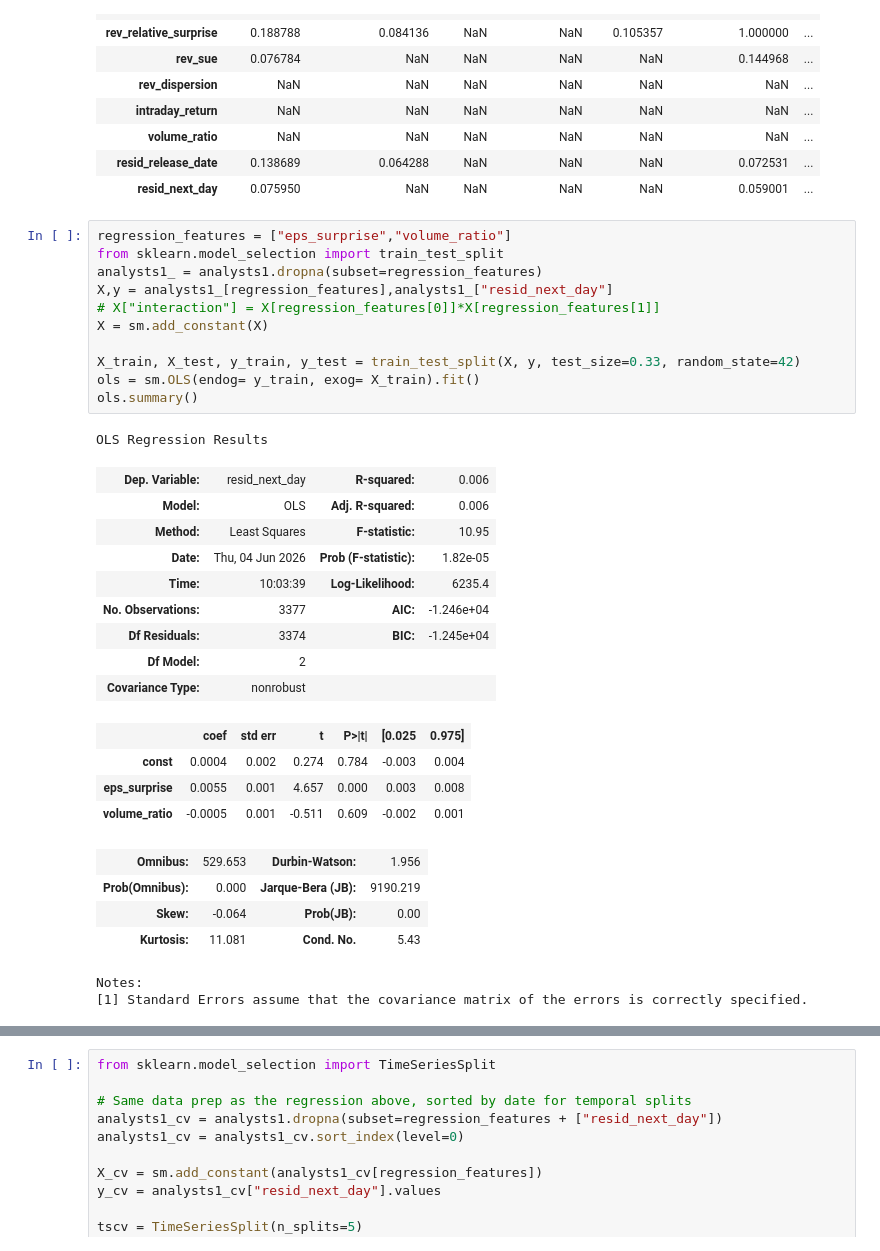
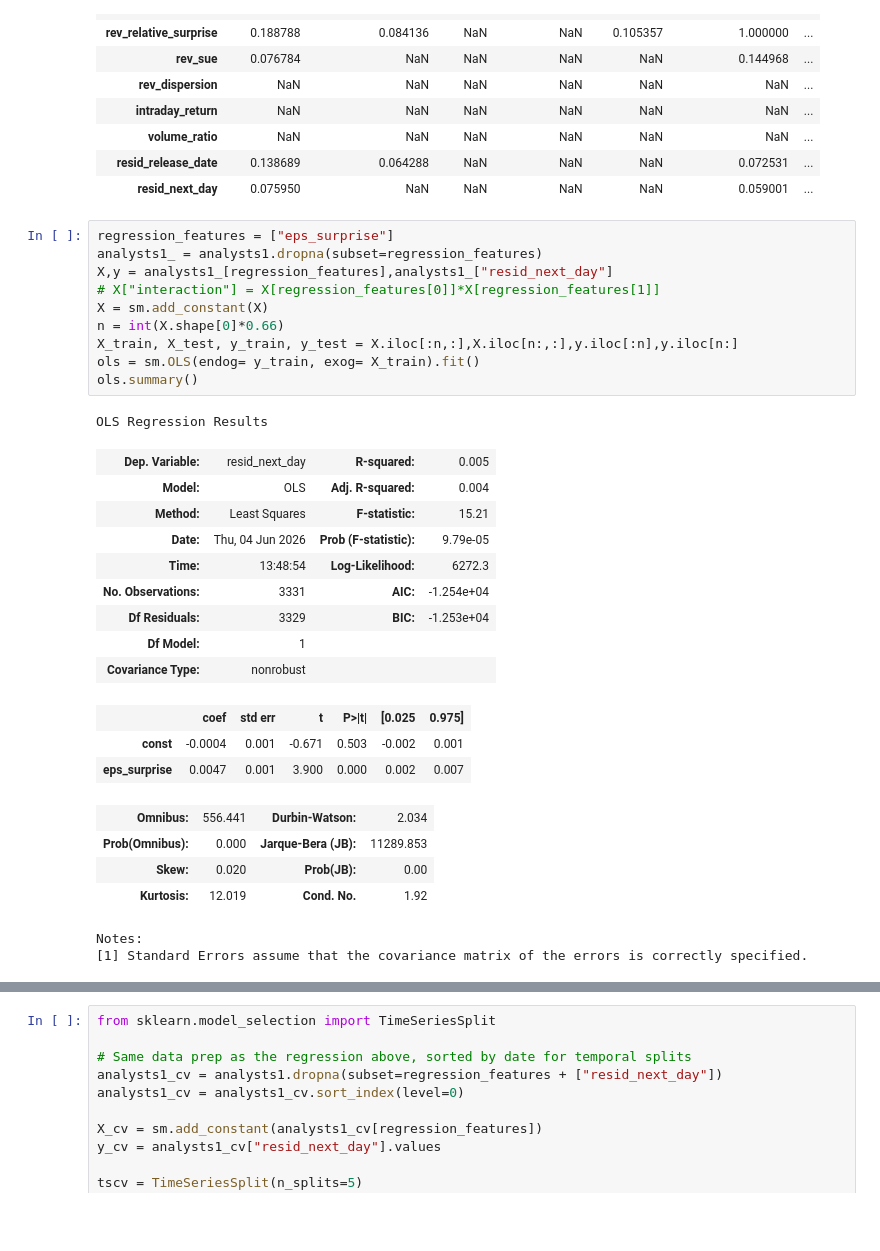
Before and after one commit to julienwax/Factor-Modeling, a Jupyter notebook: Statistical_model/analyst_analysis.ipynb, the cells around one changed output, grey strips where cells are left out. Saved outputs shown, nothing was run; the diff lists cells and outputs as text; blank space fills up the shorter version.

```diff
--- a/Statistical_model/analyst_analysis.ipynb
+++ b/Statistical_model/analyst_analysis.ipynb
@@ -238,34 +240,32 @@ Name: resid_next_day, dtype: float64
 | resid_release_date | 0.138689 | 0.064288 | NaN | NaN | NaN | 0.072531 | ... |
 | resid_next_day | 0.075950 | NaN | NaN | NaN | NaN | 0.059001 | ... |
 # %%
-regression_features = ["eps_surprise","volume_ratio"]
-from sklearn.model_selection import train_test_split
+regression_features = ["eps_surprise"]
 analysts1_ = analysts1.dropna(subset=regression_features)
 X,y = analysts1_[regression_features],analysts1_["resid_next_day"]
 # X["interaction"] = X[regression_features[0]]*X[regression_features[1]]
 X = sm.add_constant(X)
-
-X_train, X_test, y_train, y_test = train_test_split(X, y, test_size=0.33, random_state=42)
+n = int(X.shape[0]*0.66)
+X_train, X_test, y_train, y_test = X.iloc[:n,:],X.iloc[n:,:],y.iloc[:n],y.iloc[n:]
 ols = sm.OLS(endog= y_train, exog= X_train).fit()
 ols.summary()
 # %% [output]
 OLS Regression Results
-| Dep. Variable: | resid_next_day | R-squared: | 0.006 |
-| Model: | OLS | Adj. R-squared: | 0.006 |
-| Method: | Least Squares | F-statistic: | 10.95 |
-| Date: | Thu, 04 Jun 2026 | Prob (F-statistic): | 1.82e-05 |
-| Time: | 10:03:39 | Log-Likelihood: | 6235.4 |
-| No. Observations: | 3377 | AIC: | -1.246e+04 |
-| Df Residuals: | 3374 | BIC: | -1.245e+04 |
-| Df Model: | 2 |  |  |
+| Dep. Variable: | resid_next_day | R-squared: | 0.005 |
+| Model: | OLS | Adj. R-squared: | 0.004 |
+| Method: | Least Squares | F-statistic: | 15.21 |
+| Date: | Thu, 04 Jun 2026 | Prob (F-statistic): | 9.79e-05 |
+| Time: | 13:48:54 | Log-Likelihood: | 6272.3 |
+| No. Observations: | 3331 | AIC: | -1.254e+04 |
+| Df Residuals: | 3329 | BIC: | -1.253e+04 |
+| Df Model: | 1 |  |  |
 | Covariance Type: | nonrobust |  |  |
 |  | coef | std err | t | P>|t| | [0.025 | 0.975] |
-| const | 0.0004 | 0.002 | 0.274 | 0.784 | -0.003 | 0.004 |
-| eps_surprise | 0.0055 | 0.001 | 4.657 | 0.000 | 0.003 | 0.008 |
-| volume_ratio | -0.0005 | 0.001 | -0.511 | 0.609 | -0.002 | 0.001 |
+| const | -0.0004 | 0.001 | -0.671 | 0.503 | -0.002 | 0.001 |
+| eps_surprise | 0.0047 | 0.001 | 3.900 | 0.000 | 0.002 | 0.007 |
-| Omnibus: | 529.653 | Durbin-Watson: | 1.956 |
-| Prob(Omnibus): | 0.000 | Jarque-Bera (JB): | 9190.219 |
-| Skew: | -0.064 | Prob(JB): | 0.00 |
-| Kurtosis: | 11.081 | Cond. No. | 5.43 |
+| Omnibus: | 556.441 | Durbin-Watson: | 2.034 |
+| Prob(Omnibus): | 0.000 | Jarque-Bera (JB): | 11289.853 |
+| Skew: | 0.020 | Prob(JB): | 0.00 |
+| Kurtosis: | 12.019 | Cond. No. | 1.92 |
 Notes:
 [1] Standard Errors assume that the covariance matrix of the errors is correctly specified.
```
Also changed, not shown: parts of 6 cells of this notebook, 1 other file.
